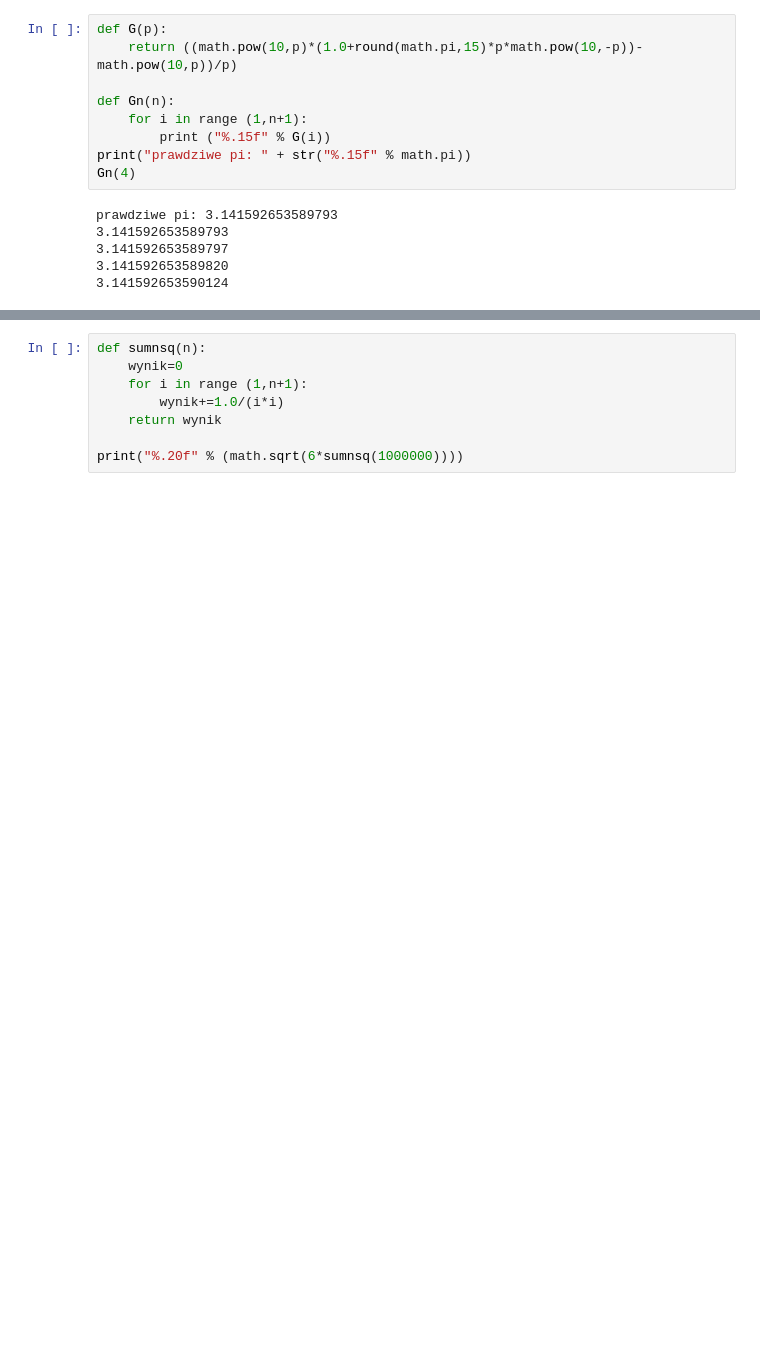
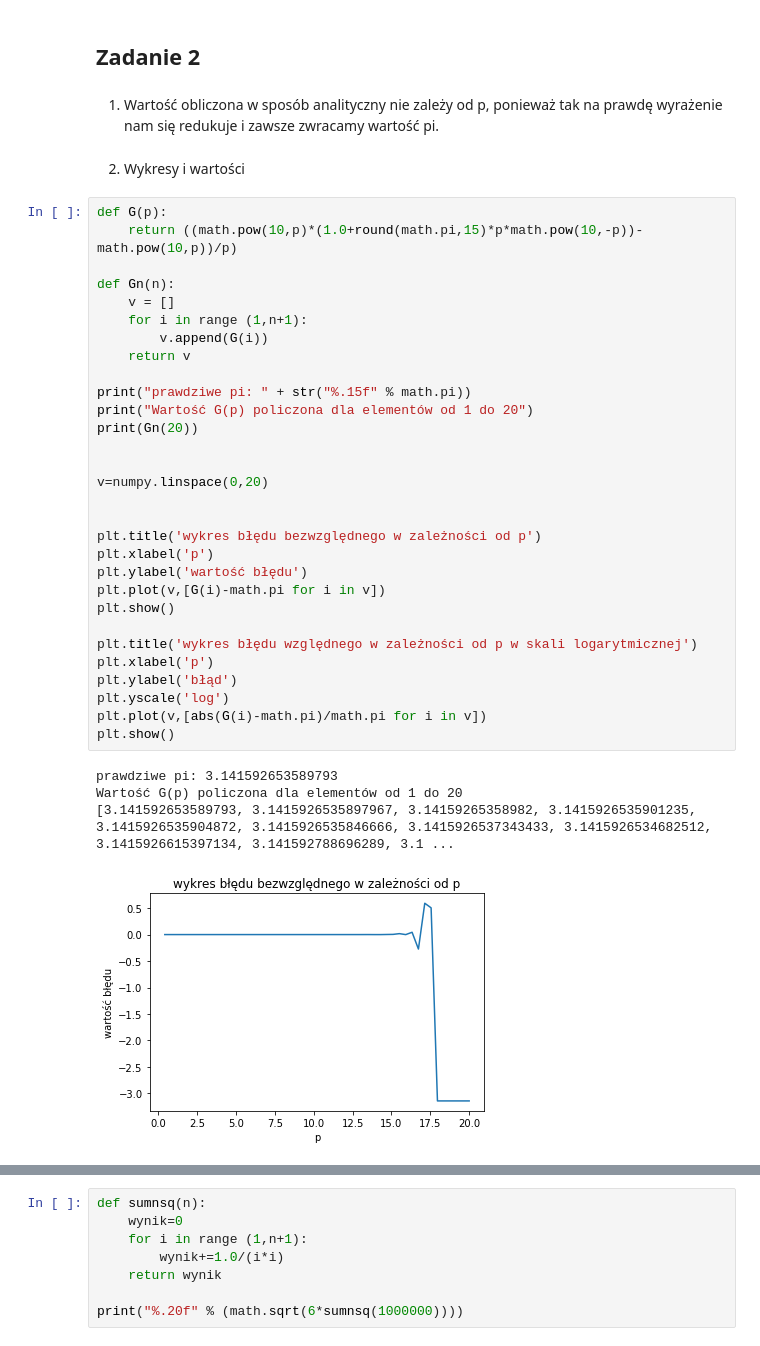
Before and after one commit to WojciechDolata/MetNum, a Jupyter notebook: Untitled3.ipynb, the cells around one changed output, grey strips where cells are left out. Drawn from its saved outputs; the diff is of its cells as text; blank space fills up the shorter version.

```diff
--- a/Untitled3.ipynb
+++ b/Untitled3.ipynb
@@ -40,15 +50,41 @@ blad wzgledny: 0.00929842642182
+# %% [markdown]
+## Zadanie 2
+# %% [markdown]
+1. Wartość obliczona w sposób analityczny nie zależy od p, ponieważ tak na prawdę wyrażenie nam się redukuje i zawsze zwracamy wartość pi.
+# %% [markdown]
+2. Wykresy i wartości
 # %%
 def G(p):
     return ((math.pow(10,p)*(1.0+round(math.pi,15)*p*math.pow(10,-p))-math.pow(10,p))/p)
 
 def Gn(n):
+    v = []
     for i in range (1,n+1):
-        print ("%.15f" % G(i))
+        v.append(G(i))
+    return v
+
 print("prawdziwe pi: " + str("%.15f" % math.pi))
-Gn(4)
+print("Wartość G(p) policzona dla elementów od 1 do 20")
+print(Gn(20))
+
+
+v=numpy.linspace(0,20)
+
+
+plt.title('wykres błędu bezwzględnego w zależności od p')
+plt.xlabel('p')
+plt.ylabel('wartość błędu')
+plt.plot(v,[G(i)-math.pi for i in v])
+plt.show()
+
+plt.title('wykres błędu względnego w zależności od p w skali logarytmicznej')
+plt.xlabel('p')
+plt.ylabel('błąd')
+plt.yscale('log')
+plt.plot(v,[abs(G(i)-math.pi)/math.pi for i in v])
+plt.show()
 # %% [output]
 prawdziwe pi: 3.141592653589793
-3.141592653589793
-3.141592653589797
-3.141592653589820
-3.141592653590124
+Wartość G(p) policzona dla elementów od 1 do 20
+[3.141592653589793, 3.1415926535897967, 3.14159265358982, 3.1415926535901235, 3.1415926535904872, 3.1415926535846666, 3.1415926537343433, 3.1415926534682512, 3.1415926615397134, 3.141592788696289, 3.1 ...
+[figure, added]
```
Also changed, not shown: parts of 12 cells of this notebook.
